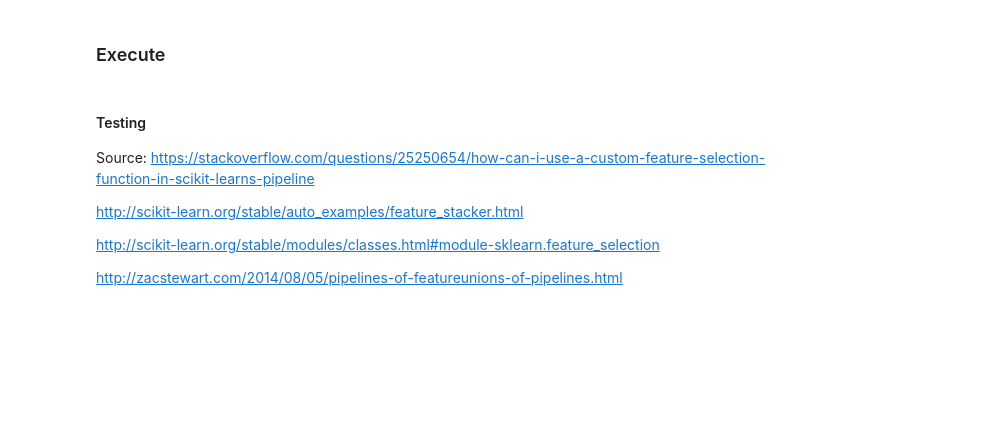
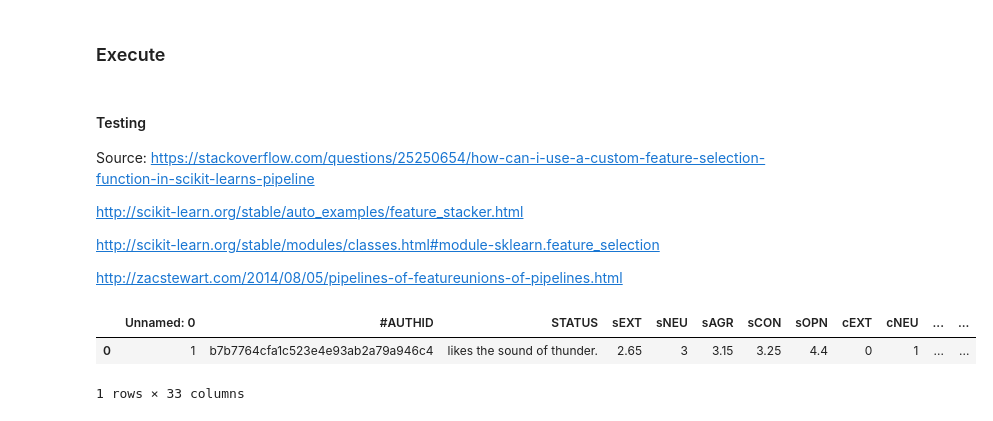
Before and after one commit to dmpe/CaseSolvingSeminar, a Jupyter notebook: R_scripts_and_notebooks/Lexical fea.ipynb, the cells around one changed output. Cells and saved outputs as stored; diff of their text form; code cells hidden in the pictures; blank space fills up the shorter version.

```diff
--- a/R_scripts_and_notebooks/Lexical fea.ipynb
+++ b/R_scripts_and_notebooks/Lexical fea.ipynb
@@ -447,6 +458,15 @@ http://scikit-learn.org/stable/auto_examples/feature_stacker.html
 http://scikit-learn.org/stable/modules/classes.html#module-sklearn.feature_selection
 
 http://zacstewart.com/2014/08/05/pipelines-of-featureunions-of-pipelines.html
+# %%
+data_n = pd.read_csv("../raw_data/data_n.csv", parse_dates=True, infer_datetime_format=True)
+d = {'n': 0, 'y': 1} # 1, y, = TRUE             0, n = FALSE
+data_n = data_n.replace(d)
+data_n.head(n=1)
+# %% [output]
+|  | Unnamed: 0 | #AUTHID | STATUS | sEXT | sNEU | sAGR | sCON | sOPN | cEXT | cNEU | ... | ... |
+| 0 | 1 | b7b7764cfa1c523e4e93ab2a79a946c4 | likes the sound of thunder. | 2.65 | 3 | 3.15 | 3.25 | 4.4 | 0 | 1 | ... | ... |
+1 rows × 33 columns
 # %%
 columns_data = ["STATUS", "StringLength",
           "Number_of_Words", "Number_of_Dots", "Number_of_Commas", "Number_of_Semicolons",
```
Also changed, not shown: parts of 8 cells of this notebook, 1 other file.
